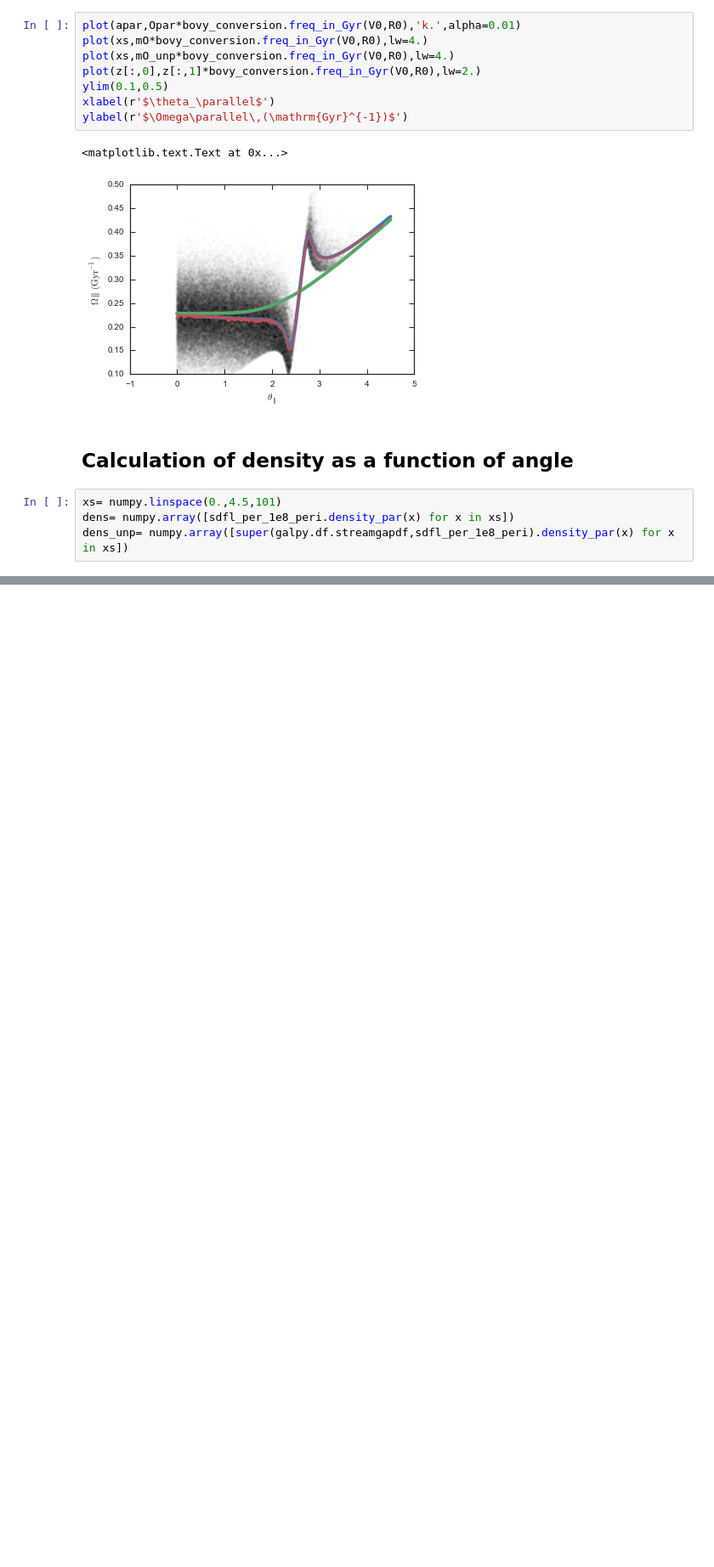
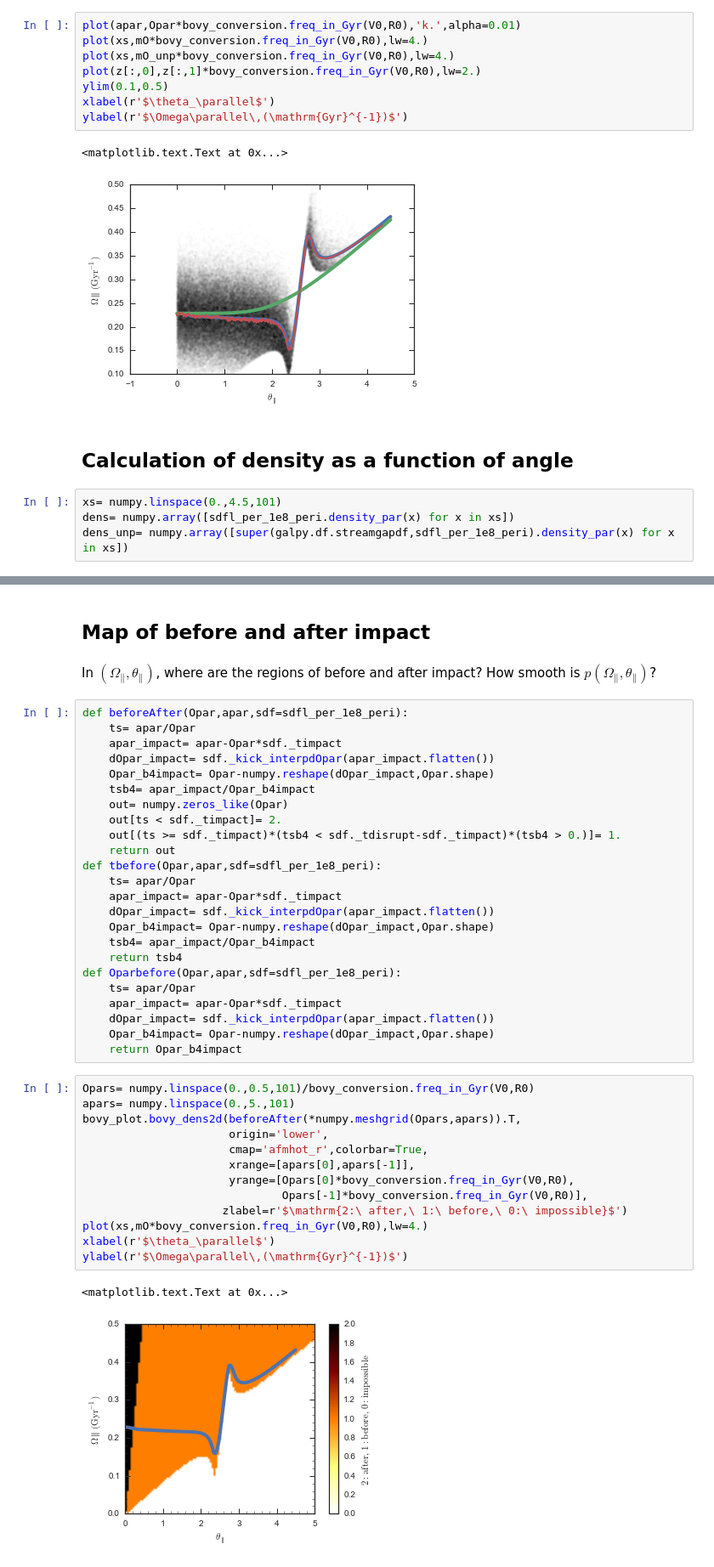
Before and after one commit to jobovy/streamgap-pepper, a Jupyter notebook: StreamGapSingleImpact-Improvements.ipynb, the cells around one changed output, grey strips where cells are left out. Shown: that part at 85% size. Cells and saved outputs as stored; diff of their text form; blank space fills up the shorter version.

Commit message:
Further investigation of Opar,apar structure after impact

```diff
--- a/StreamGapSingleImpact-Improvements.ipynb
+++ b/StreamGapSingleImpact-Improvements.ipynb
@@ -148,0 +144,44 @@ xlabel(r'$\theta_\parallel$')
+# %% [markdown]
+## Map of before and after impact
+# %% [markdown]
+In $(\Omega_\parallel,\theta_\parallel)$, where are the regions of before and after impact? How smooth is $p(\Omega_\parallel,\theta_\parallel)$?
+# %%
+def beforeAfter(Opar,apar,sdf=sdfl_per_1e8_peri):
+    ts= apar/Opar
+    apar_impact= apar-Opar*sdf._timpact
+    dOpar_impact= sdf._kick_interpdOpar(apar_impact.flatten())
+    Opar_b4impact= Opar-numpy.reshape(dOpar_impact,Opar.shape)
+    tsb4= apar_impact/Opar_b4impact
+    out= numpy.zeros_like(Opar)
+    out[ts < sdf._timpact]= 2.
+    out[(ts >= sdf._timpact)*(tsb4 < sdf._tdisrupt-sdf._timpact)*(tsb4 > 0.)]= 1.
+    return out
+def tbefore(Opar,apar,sdf=sdfl_per_1e8_peri):
+    ts= apar/Opar
+    apar_impact= apar-Opar*sdf._timpact
+    dOpar_impact= sdf._kick_interpdOpar(apar_impact.flatten())
+    Opar_b4impact= Opar-numpy.reshape(dOpar_impact,Opar.shape)
+    tsb4= apar_impact/Opar_b4impact
+    return tsb4
+def Oparbefore(Opar,apar,sdf=sdfl_per_1e8_peri):
+    ts= apar/Opar
+    apar_impact= apar-Opar*sdf._timpact
+    dOpar_impact= sdf._kick_interpdOpar(apar_impact.flatten())
+    Opar_b4impact= Opar-numpy.reshape(dOpar_impact,Opar.shape)
+    return Opar_b4impact
+# %%
+Opars= numpy.linspace(0.,0.5,101)/bovy_conversion.freq_in_Gyr(V0,R0)
+apars= numpy.linspace(0.,5.,101)
+bovy_plot.bovy_dens2d(beforeAfter(*numpy.meshgrid(Opars,apars)).T,
+                      origin='lower',
+                      cmap='afmhot_r',colorbar=True,
+                      xrange=[apars[0],apars[-1]],
+                      yrange=[Opars[0]*bovy_conversion.freq_in_Gyr(V0,R0),
+                              Opars[-1]*bovy_conversion.freq_in_Gyr(V0,R0)],
+                     zlabel=r'$\mathrm{2:\ after,\ 1:\ before,\ 0:\ impossible}$')
+plot(xs,mO*bovy_conversion.freq_in_Gyr(V0,R0),lw=4.)
+xlabel(r'$\theta_\parallel$')
+ylabel(r'$\Omega\parallel\,(\mathrm{Gyr}^{-1})$')
+# %% [output]
+<matplotlib.text.Text at 0x...>
+[figure, added]
```
Also changed, not shown: parts of 3 cells of this notebook.
